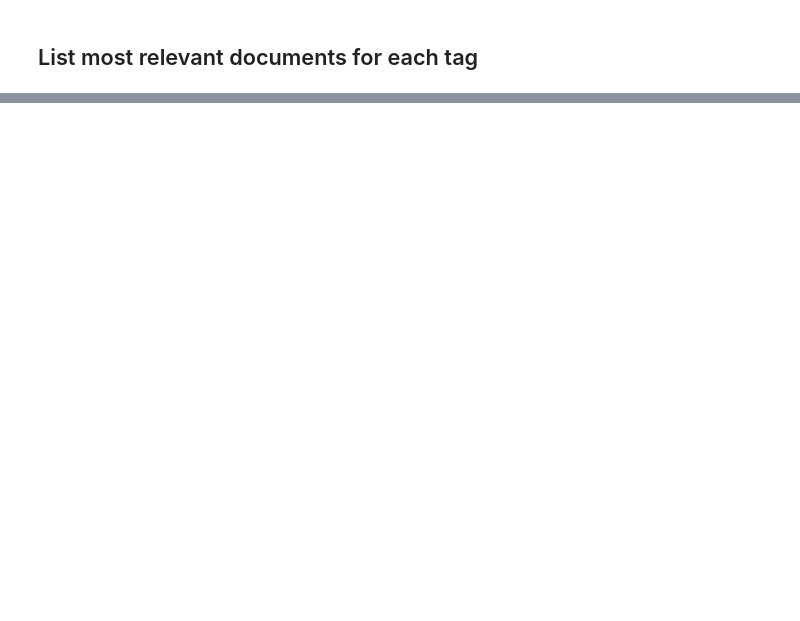
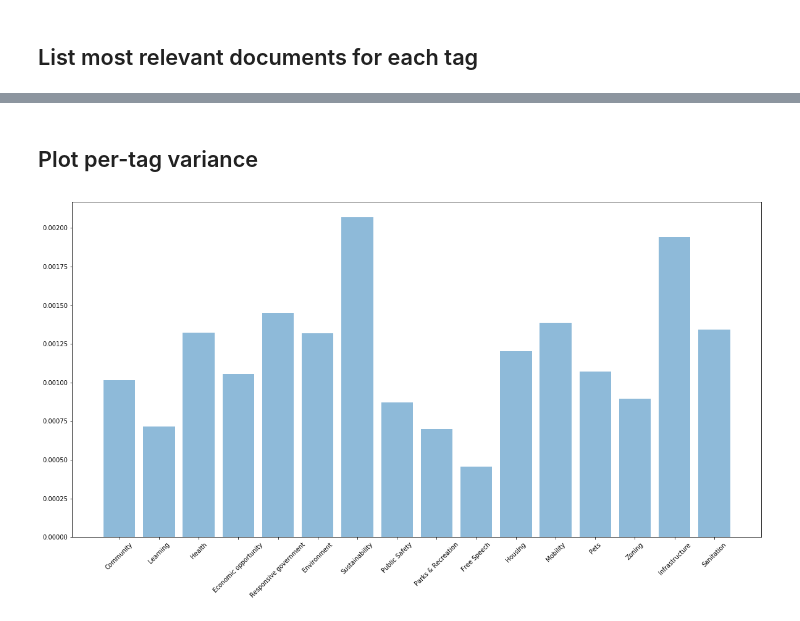
Before and after one commit to eselkin/CouncilML, a Jupyter notebook: doc_embedder/doc_embedder_nb.ipynb, the cells around one changed output, grey strips where cells are left out. Drawn from its saved outputs; the diff is of its cells as text; code cells hidden in the pictures; blank space fills up the shorter version.

```diff
--- a/doc_embedder/doc_embedder_nb.ipynb
+++ b/doc_embedder/doc_embedder_nb.ipynb
@@ -155,3 +155,15 @@ agenda_dfs.sort_values(by="title_rv_Sanitation", ascending=False).head(10)
 | Proclamation Declaring May 2017 a... | [0.020494929, -0.01756509, 0.0218... | 0.206220 | 0.292818 | 0.355631 | 0.302754 | ... |
 | Fourth Modification to Agreement ... | [0.052498695, 0.009768067, 0.0367... | 0.156154 | 0.260406 | 0.262875 | 0.288091 | ... |
 | Modification to Gafcon Contract f... | [0.02641511, -0.023658762, 0.0261... | 0.172975 | 0.247335 | 0.248096 | 0.335096 | ... |
+# %% [markdown]
+## Plot per-tag variance
+# %%
+def plot_avg_variance(vector):
+  y_pos = np.arange(len(tag_list))
+  plt.bar(y_pos, vector, align='center', alpha=0.5)
+  plt.xticks(y_pos, tag_list, rotation=45)
+  plt.show()
+
+plot_avg_variance(agenda_dfs.iloc[:, 1:].var())
+# %% [output]
+[figure, added]
```
Also changed, not shown: parts of 3 cells of this notebook.
